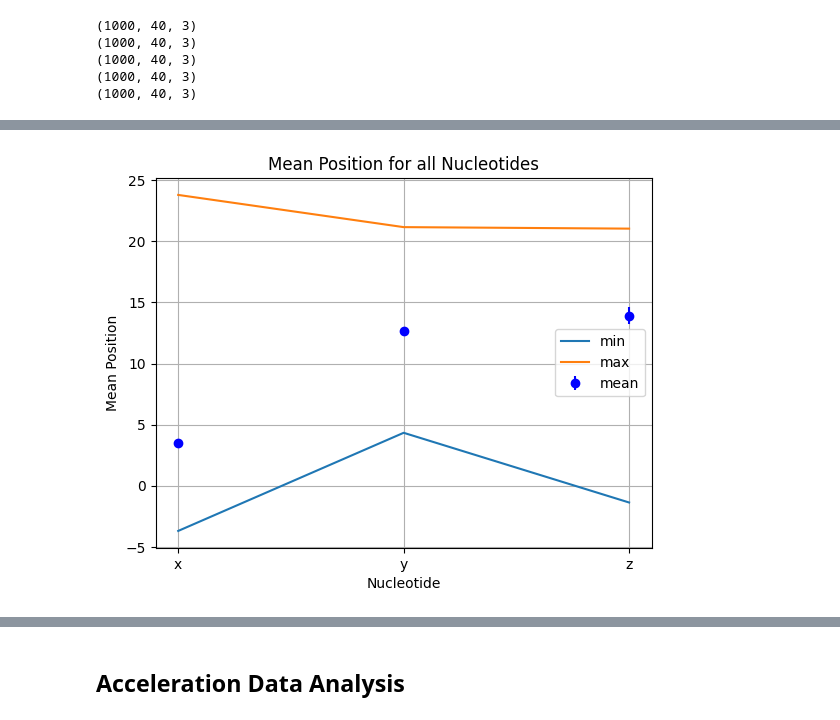
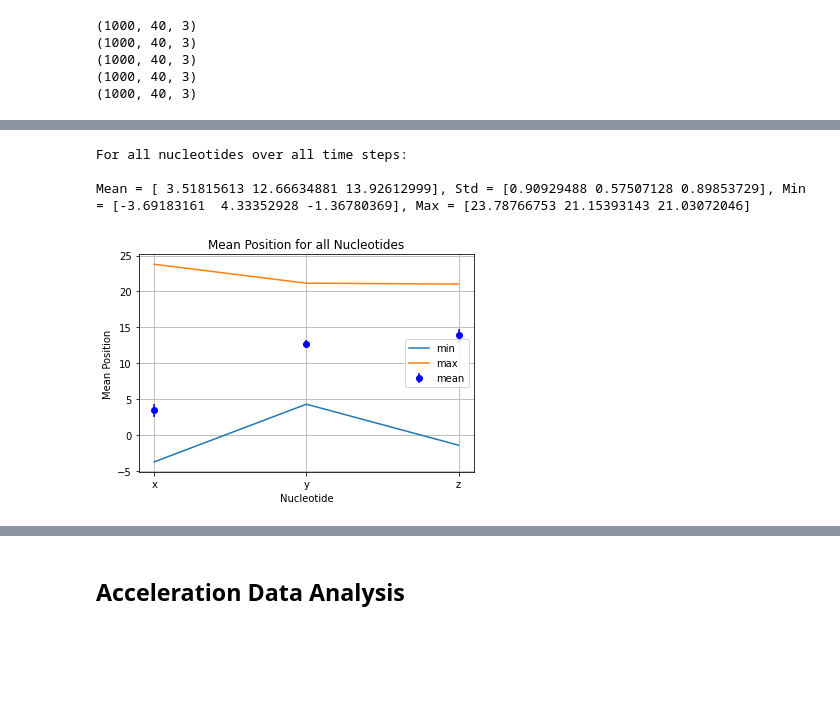
Before and after one commit to sassafras13/gnn-dna-sim, a Jupyter notebook: src/dataset-generation/dsDNA/02_stats.ipynb, the cells around one changed output, grey strips where cells are left out. Cells and saved outputs as stored; diff of their text form; code cells hidden in the pictures; blank space fills up the shorter version.

```diff
--- a/src/dataset-generation/dsDNA/02_stats.ipynb
+++ b/src/dataset-generation/dsDNA/02_stats.ipynb
@@ -197,7 +197,7 @@ def computePlotStatsPer(data, description, axis=0):
     plt.grid()
     plt.show()
 # %%
-def computePlotStatsAll(data, description):
+def computePlotStatsAll(data, description, axis):
     """
     Calculates and plots mean, standard deviation, min, max for each nucleotide over all time steps for a given dataset.
 
@@ -210,6 +210,9 @@ def computePlotStatsAll(data, description):
     mean_per, std_per, min_per, max_per = computeStatsPer(data, axis)
     mean_all, std_all, min_all, max_all = computeStatsAll(mean_per, std_per, min_per, max_per)
 
+    print("For all nucleotides over all time steps:\n")
+    print("Mean = {0}, Std = {1}, Min = {2}, Max = {3}".format(mean_all, std_all, min_all, max_all))
+
     x = ("x", "y", "z")
     plt.errorbar(x, mean_all, yerr=std_all, fmt="ob", label="mean")
     plt.plot(x, min_all, label="min")
@@ -362,5 +365,8 @@ computePlotStatsPer(angVelocityAll, "Angular Velocity", axis=1)
 # %%
-computePlotStatsAll(posAll, "Position")
+computePlotStatsAll(posAll, "Position", axis=1)
 # %% [output]
+For all nucleotides over all time steps:
+
+Mean = [ 3.51815613 12.66634881 13.92612999], Std = [0.90929488 0.57507128 0.89853729], Min = [-3.69183161  4.33352928 -1.36780369], Max = [23.78766753 21.15393143 21.03072046]
-[figure, old version]
+[figure, new version]
 # %%
```
Also changed, not shown: parts of 20 cells of this notebook, 26 other files.
